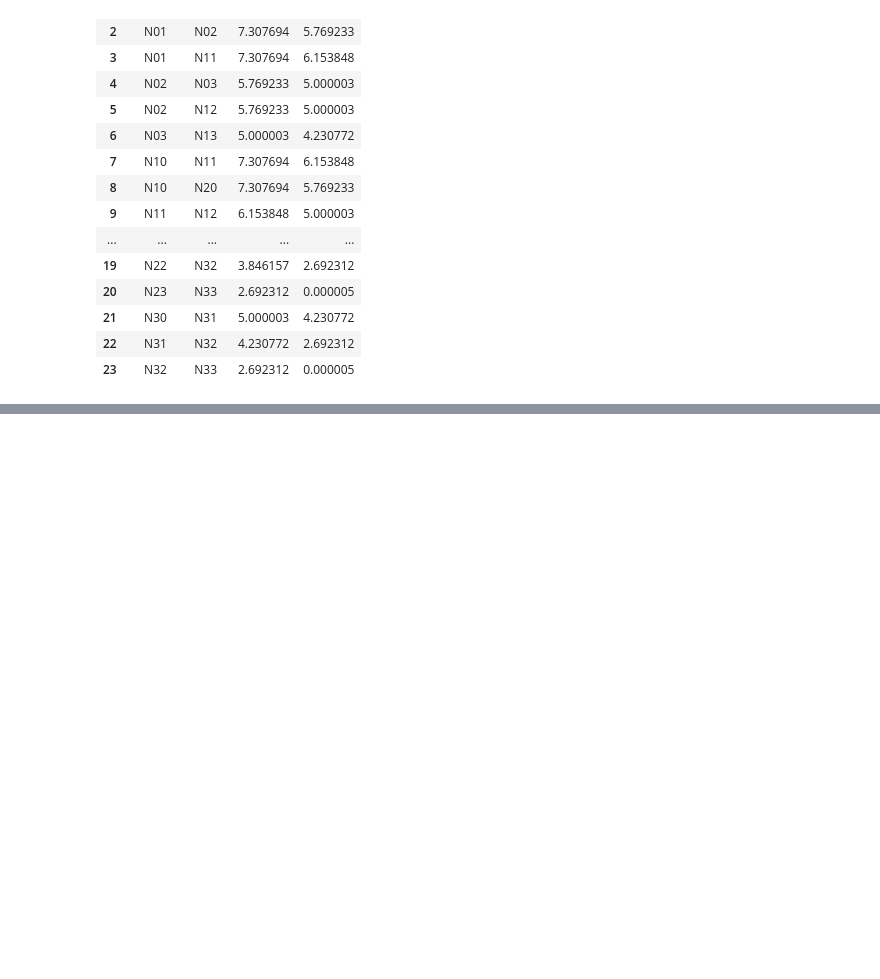
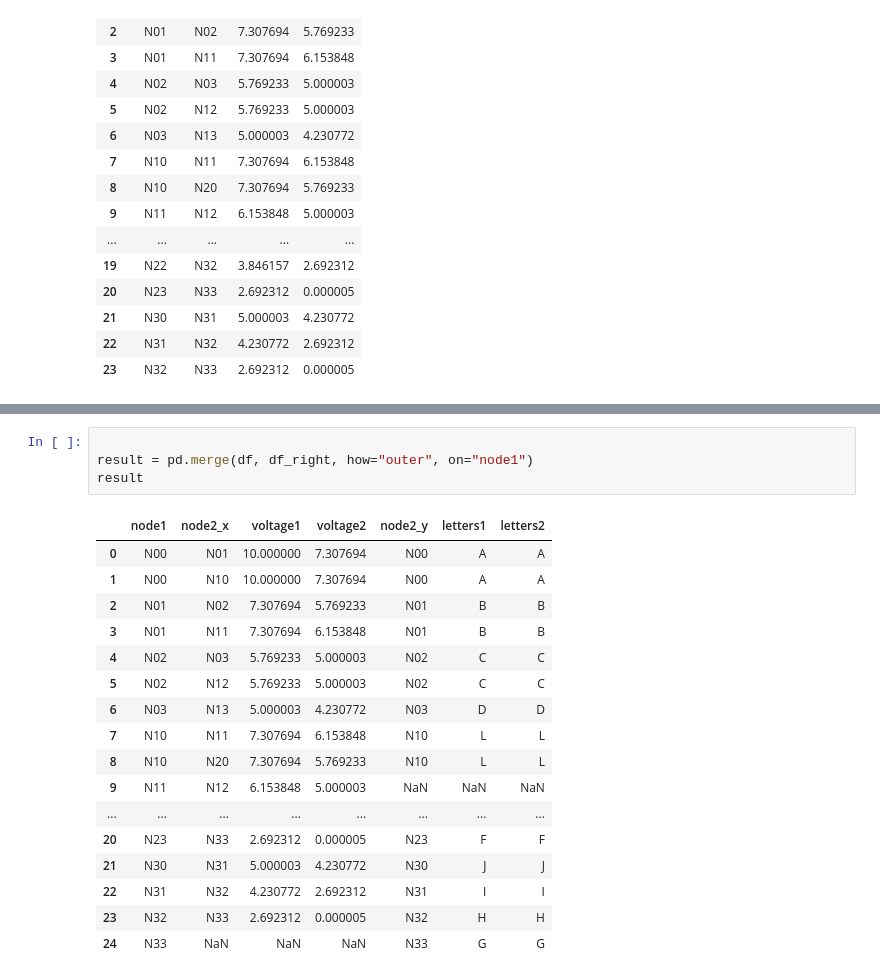
Before and after one commit to MariMachaidze/Internship-2024, a Jupyter notebook: Learning pandas/failed way to make perimeter.ipynb, the cells around one changed output, grey strips where cells are left out. Saved outputs shown, nothing was run; the diff lists cells and outputs as text; blank space fills up the shorter version.

```diff
--- a/Learning pandas/cleaning data.ipynb
+++ b/Learning pandas/failed way to make perimeter.ipynb
@@ -154,6 +157,28 @@ result
 | 22 | N31 | N32 | 4.230772 | 2.692312 | I |
 | 23 | N32 | N33 | 2.692312 | 0.000005 | H |
 | 24 | N33 | NaN | NaN | NaN | G |
+# %%
+
+result = pd.merge(df, df_right, how="outer", on="node1")
+result
+# %% [output]
+|  | node1 | node2_x | voltage1 | voltage2 | node2_y | letters1 | letters2 |
+| 0 | N00 | N01 | 10.000000 | 7.307694 | N00 | A | A |
+| 1 | N00 | N10 | 10.000000 | 7.307694 | N00 | A | A |
+| 2 | N01 | N02 | 7.307694 | 5.769233 | N01 | B | B |
+| 3 | N01 | N11 | 7.307694 | 6.153848 | N01 | B | B |
+| 4 | N02 | N03 | 5.769233 | 5.000003 | N02 | C | C |
+| 5 | N02 | N12 | 5.769233 | 5.000003 | N02 | C | C |
+| 6 | N03 | N13 | 5.000003 | 4.230772 | N03 | D | D |
+| 7 | N10 | N11 | 7.307694 | 6.153848 | N10 | L | L |
+| 8 | N10 | N20 | 7.307694 | 5.769233 | N10 | L | L |
+| 9 | N11 | N12 | 6.153848 | 5.000003 | NaN | NaN | NaN |
+| ... | ... | ... | ... | ... | ... | ... | ... |
+| 20 | N23 | N33 | 2.692312 | 0.000005 | N23 | F | F |
+| 21 | N30 | N31 | 5.000003 | 4.230772 | N30 | J | J |
+| 22 | N31 | N32 | 4.230772 | 2.692312 | N31 | I | I |
+| 23 | N32 | N33 | 2.692312 | 0.000005 | N32 | H | H |
+| 24 | N33 | NaN | NaN | NaN | N33 | G | G |
 # %%
 n = 4
 ch = 'A'
```
Also changed, not shown: parts of 3 cells of this notebook, 2 other files.
